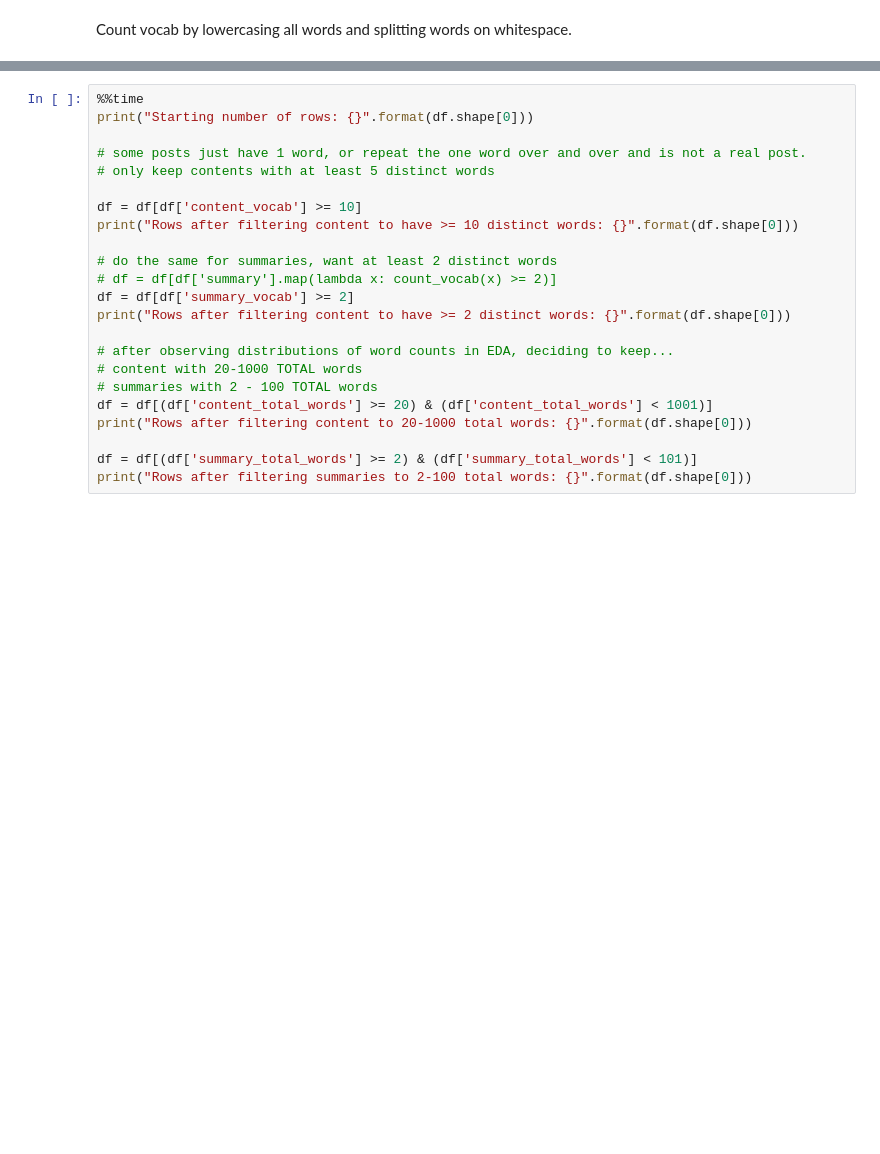
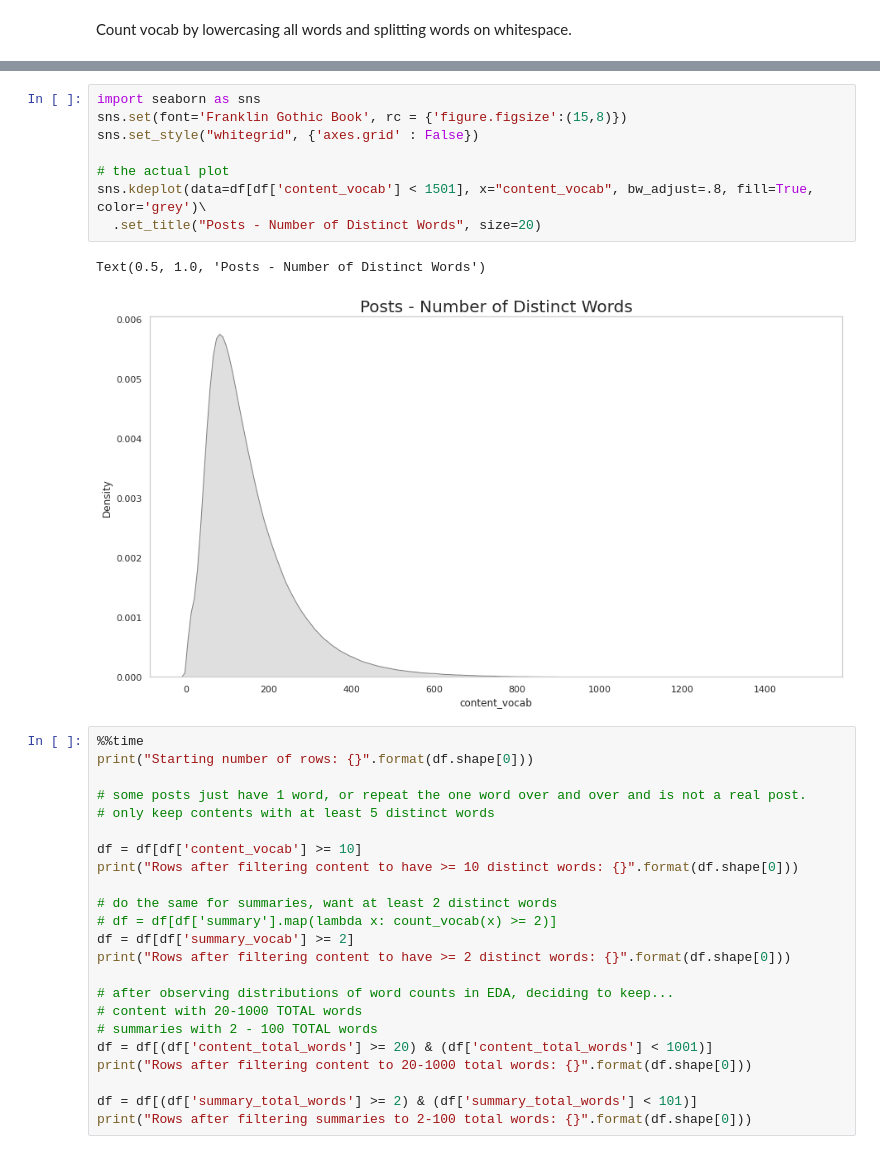
Before and after one commit to trevor-johnson/w266_reddit_summarization, a Jupyter notebook: data_setups/eda.ipynb, the cells around one changed output, grey strips where cells are left out. Cells and saved outputs as stored; diff of their text form; blank space fills up the shorter version.

```diff
--- a/data_setups/eda.ipynb
+++ b/data_setups/eda.ipynb
@@ -116,3 +182,14 @@ fig.tight_layout()
+# %%
+import seaborn as sns
+sns.set(font='Franklin Gothic Book', rc = {'figure.figsize':(15,8)})
+sns.set_style("whitegrid", {'axes.grid' : False})
+
+# the actual plot
+sns.kdeplot(data=df[df['content_vocab'] < 1501], x="content_vocab", bw_adjust=.8, fill=True, color='grey')\
+  .set_title("Posts - Number of Distinct Words", size=20)
+# %% [output]
+Text(0.5, 1.0, 'Posts - Number of Distinct Words')
+[figure, added]
 # %%
 %%time
 print("Starting number of rows: {}".format(df.shape[0]))
```
Also changed, not shown: parts of 11 cells of this notebook, 3 other files.
